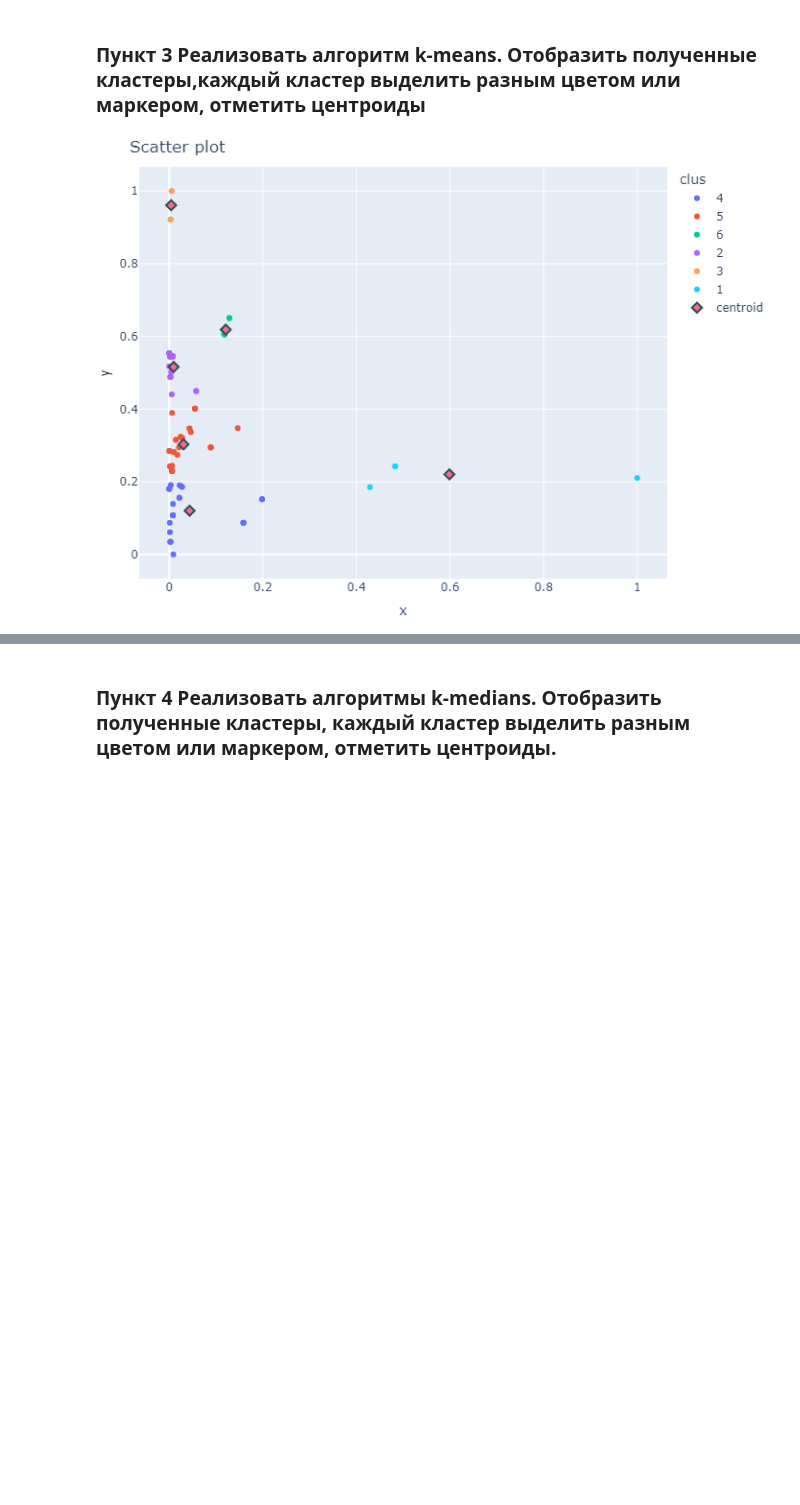
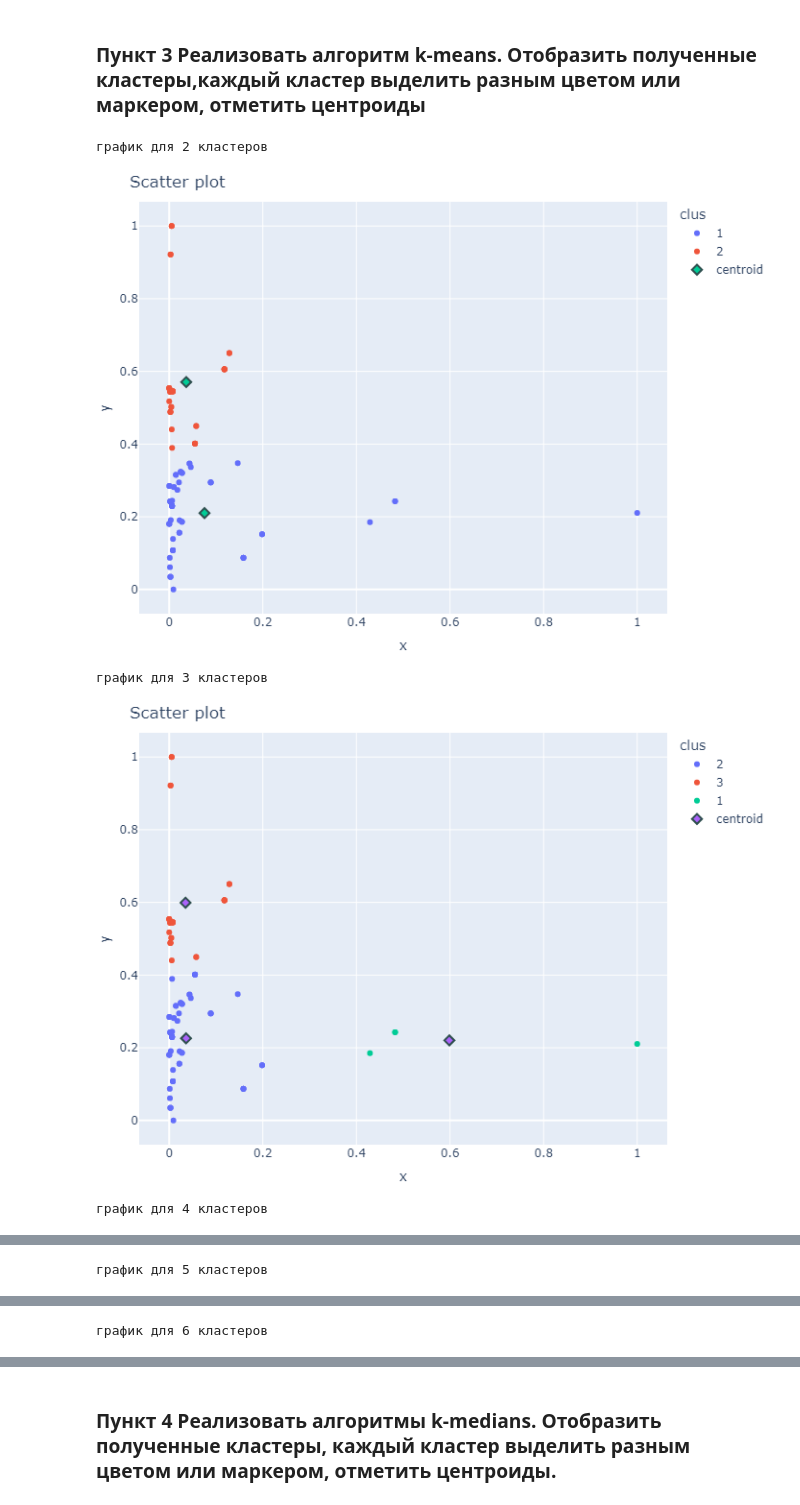
Before and after one commit to the-mvi/stat_an-2022, a Jupyter notebook: 0373_Vlasyuk_MV/task3.ipynb, the cells around one changed output, grey strips where cells are left out. Cells and saved outputs as stored; diff of their text form; code cells hidden in the pictures; blank space fills up the shorter version.

```diff
--- a/0373_Vlasyuk_MV/task3.ipynb
+++ b/0373_Vlasyuk_MV/task3.ipynb
@@ -256,9 +275,18 @@ print(f'Количество кластеров = {quantity_clus}')
 # %%
 kmeans = my_Clustering()
 eps = 0.0001
 arr_2d = np.concatenate([norm_array_x[:,None],norm_array_y[:,None]], axis=1)
 
 kmeans_clus, kmeans_centr = kmeans.train(arr_2d, quantity_clus, eps, 'kmeans')
-kmeans.plot_clusters()
+#kmeans.plot_clusters()
+quant_clus = list (range(2,quantity_clus+1))
+for i in quant_clus:
+    kmeans_clus, kmeans_centr = kmeans.train(arr_2d, i, eps, 'kmeans')
+    print(f'график для {i} кластеров')
+    kmeans.plot_clusters()
 # %% [output]
+график для 2 кластеров
-[figure, old version]
+[figure, new version]
+график для 3 кластеров
+[figure, added]
+график для 4 кластеров
@@ -264,0 +294 @@ kmeans.plot_clusters()
+график для 5 кластеров
@@ -264,0 +296 @@ kmeans.plot_clusters()
+график для 6 кластеров
```
Also changed, not shown: parts of 15 cells of this notebook.
